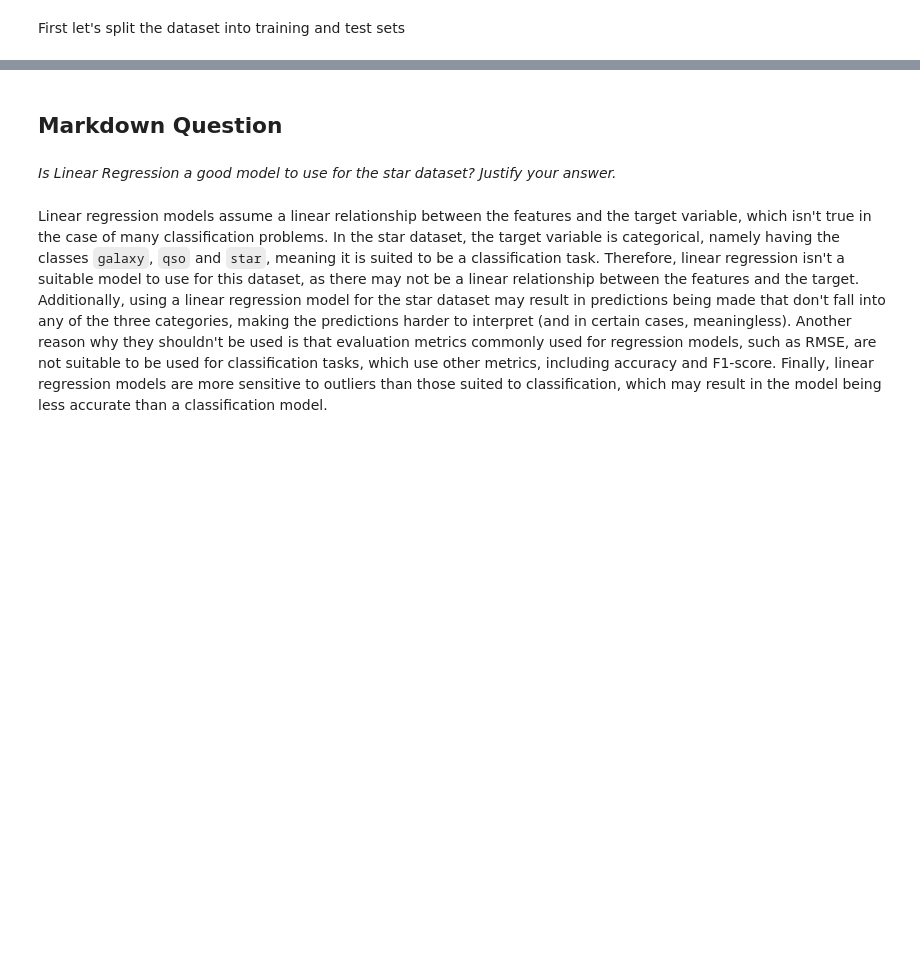
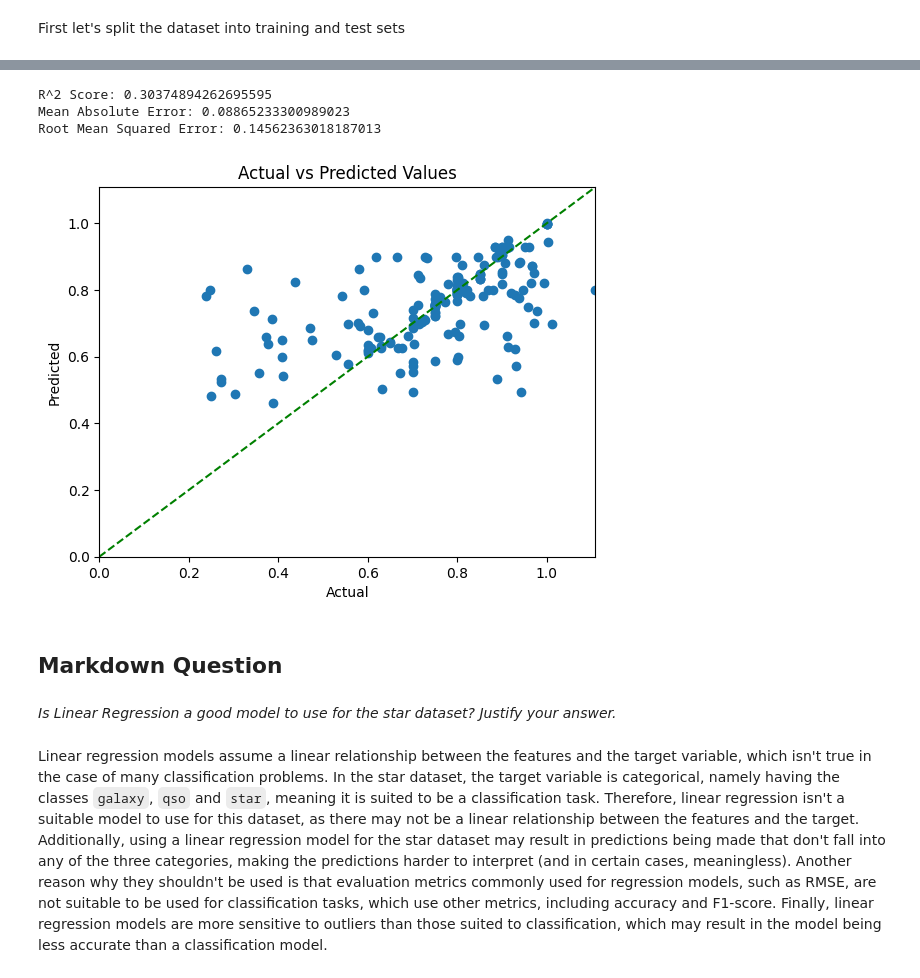
Before and after one commit to camwhite18/ml-classification-regression, a Jupyter notebook: task3_2.ipynb, the cells around one changed output, grey strips where cells are left out. Drawn from its saved outputs; the diff is of its cells as text; code cells hidden in the pictures; blank space fills up the shorter version.

```diff
--- a/task3_2.ipynb
+++ b/task3_2.ipynb
@@ -141,4 +122,0 @@ grid_search.best_params_
-# %%
-svr_tuned = SVR(C=1, degree=2, gamma='scale', kernel='rbf')
-svr_tuned.fit(gwp_x_train, gwp_y_train)
-evaluate_regression_model(svr_tuned, gwp_x_test, gwp_y_test)
@@ -150,14 +122,0 @@ Root Mean Squared Error: 0.1577897211893151
-# %%
-clf2 = SVR(kernel='linear')
-clf2.fit(gwp_x_test, gwp_y_test)
-evaluate_regression_model(clf2, gwp_x_test, gwp_y_test)
-
-# Attempt 2
-clf3 = SVR(kernel='poly', degree=10)
-clf3.fit(gwp_x_test, gwp_y_test)
-evaluate_regression_model(clf3, gwp_x_test, gwp_y_test)
-
-# Attempt 3
-clf4 = SVR(C=20)
-clf4.fit(gwp_x_test, gwp_y_test)
-evaluate_regression_model(clf4, gwp_x_test, gwp_y_test)
@@ -173,0 +123,17 @@ RMSE: 0.11426898426595634
+# %%
+param_grid = {
+    'n_estimators': [50, 100, 200, 500],
+    'max_depth': [10, 20, 30, 40, None],
+    'min_samples_split': [2, 5, 10],
+    'min_samples_leaf': [1, 2, 4],
+    'bootstrap': [True, False]
+}
+
+rf = RandomForestRegressor()
+rf_grid_search = GridSearchCV(rf, param_grid, cv=5, scoring='r2', n_jobs=-1, verbose=1)
+# %%
+rf_grid_search.fit(gwp_X, gwp_Y)
+
+print(f'Best Parameters')
+for k, v in rf_grid_search.best_params_.items():
+    print(f'{k}: {v}')
@@ -174,3 +148,16 @@ RMSE: 0.11426898426595634
+# %%
+rf_tuned = RandomForestRegressor(n_estimators=rf_grid_search.best_params_['n_estimators'],
+                                 max_depth=rf_grid_search.best_params_['max_depth'],
+                                 min_samples_split=rf_grid_search.best_params_['min_samples_split'],
+                                 min_samples_leaf=rf_grid_search.best_params_['min_samples_leaf'],
+                                 bootstrap=rf_grid_search.best_params_['bootstrap'])
+rf_tuned.fit(gwp_x_train, gwp_y_train)
+evaluate_regression_model(rf_tuned, gwp_x_test, gwp_y_test)
+# %% [output]
+R^2 Score: 0.30374894262695595
+Mean Absolute Error: 0.08865233300989023
+Root Mean Squared Error: 0.14562363018187013
+[figure, added]
 # %% [markdown]
 ## Markdown Question
 # %% [markdown]
```
Also changed, not shown: parts of 14 cells of this notebook.
